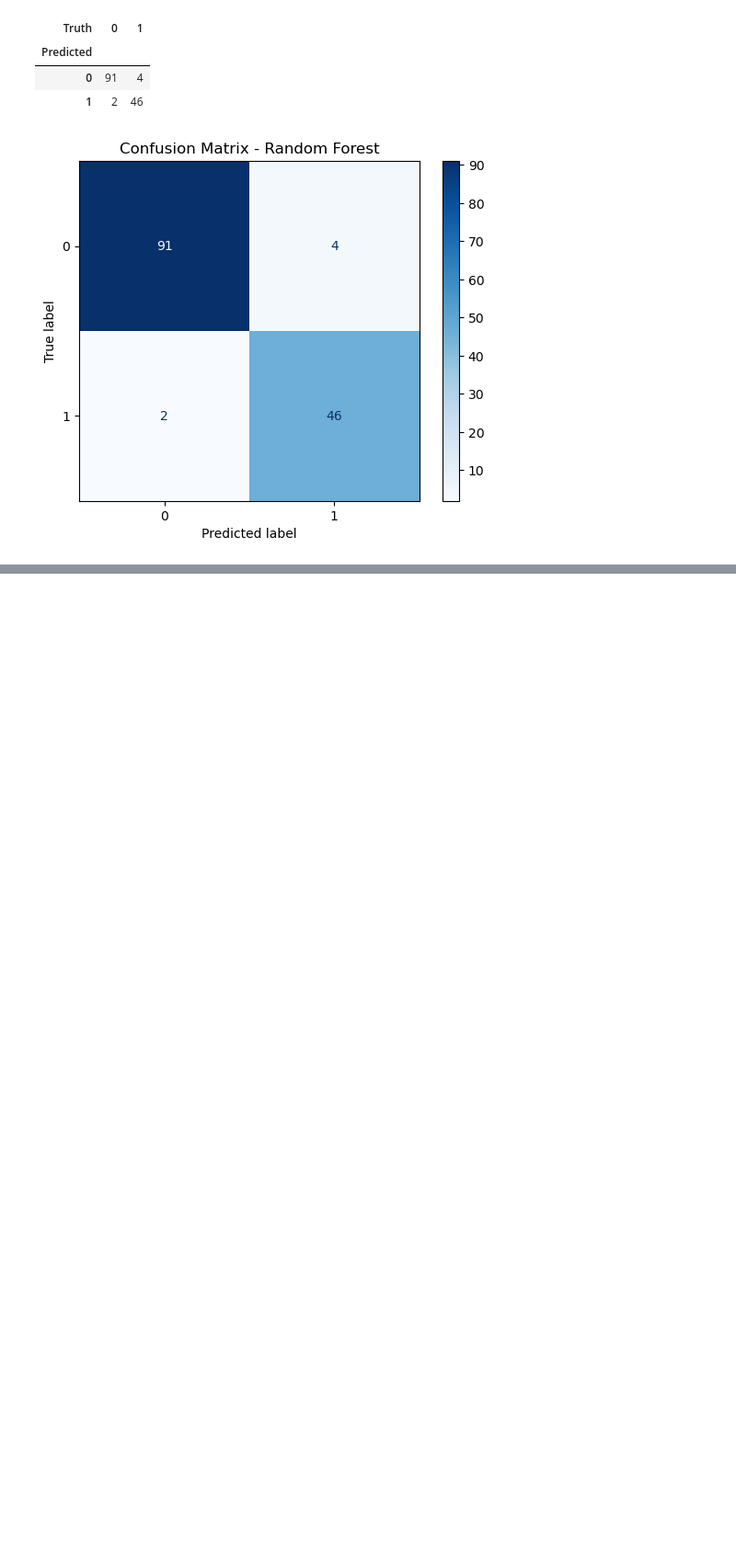
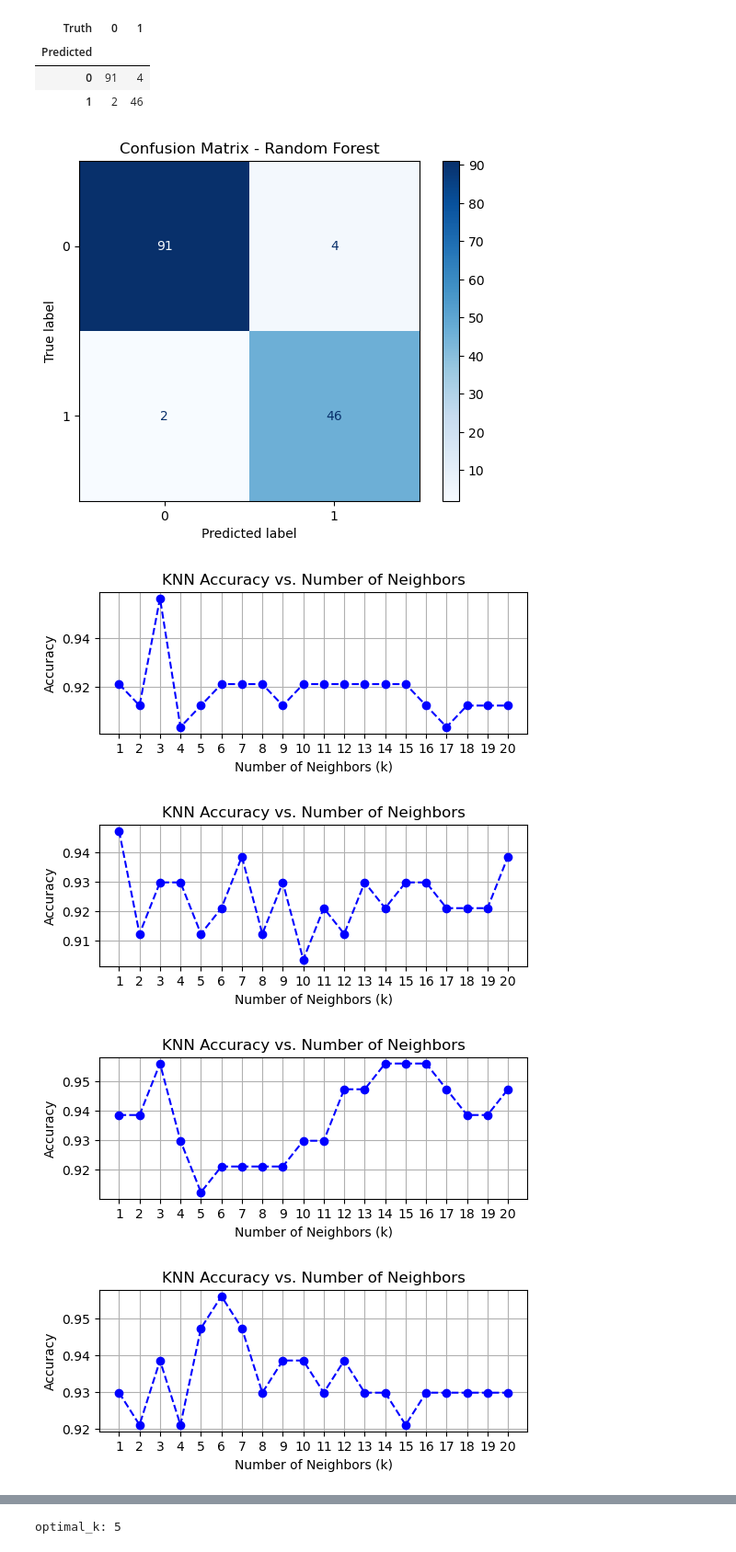
Before and after one commit to ninacunha/DataScienceGeneExpression, a Jupyter notebook: project.ipynb, the cells around one changed output, grey strips where cells are left out. Shown at 92% size. Drawn from its saved outputs; the diff is of its cells as text; code cells hidden in the pictures; blank space fills up the shorter version.

Commit message:
started training knn

```diff
--- a/project.ipynb
+++ b/project.ipynb
@@ -313,3 +313,69 @@ plt.title("Confusion Matrix - Random Forest")
 plt.show()
 # %% [output]
 [figure]
+# %%
+kf = KFold(n_splits=5, random_state=69, shuffle=True)
+accuracy_scores_KNN = {}
+accuracy_model_KNN = {}
+k_values = range(1, 21)
+accuracy_lst = []
+acc = []
+selected_features_per_fold = []  # Store best k for each fold
+best_k_per_fold = []  # Store best k for averaging
+
+for i, (train_index, test_index) in enumerate(kf.split(X, y)):
+    X_train, X_test = X.iloc[train_index], X.iloc[test_index]
+    y_train, y_test = y.iloc[train_index], y.iloc[test_index]
+
+    # Standardize the data
+    scaler = StandardScaler()
+    X_train_scaled = scaler.fit_transform(X_train)
+    X_test_scaled = scaler.transform(X_test)
+
+    X_train = pd.DataFrame(X_train_scaled, columns=X_train.columns, index=X_train.index)
+    X_test = pd.DataFrame(X_test_scaled, columns=X_test.columns, index=X_test.index)
+
+    # remove highly correlated features from both train and test
+    corr_matrix = X_train.corr().abs()
+    upper_triangle = corr_matrix.where(np.triu(np.ones(corr_matrix.shape), k=1).astype(bool))
+    to_drop = [column for column in upper_triangle.columns if any(upper_triangle[column] > 0.7)]
+    X_train_selected = X_train.drop(columns=to_drop)
+    X_test_selected = X_test[X_train_selected.columns]
+
+    X_train_knn = X_train_selected.to_numpy()
+    X_test_knn = X_test_selected.to_numpy()
+
+
+    for k in k_values:
+        knn_model = KNN(n_neighbors=k)
+        knn_model.fit(X_train_knn, y_train)
+        knn_predictions = knn_model.predict(X_test_knn)
+
+        # Calculate accuracy
+        accuracy = accuracy_score(y_test, knn_predictions)
+        accuracy_lst.append(accuracy)
+        accuracy_scores_KNN[k] = accuracy
+        acc.append(accuracy)
+        accuracy_model_KNN[accuracy] = model
+
+    plt.figure(figsize=(6, 2))
+    plt.plot(k_values, accuracy_lst, marker='o', linestyle='dashed', color='b')
+    plt.xlabel('Number of Neighbors (k)')
+    plt.ylabel('Accuracy')
+    plt.title('KNN Accuracy vs. Number of Neighbors')
+    plt.xticks(np.arange(min(k_values), max(k_values)+1, step=1))
+    plt.grid(True)
+    plt.show()
+
+    best_k = max(accuracy_scores_KNN, key=accuracy_scores_KNN.get)  # k with highest accuracy
+    best_k_per_fold.append(best_k)  # Store best k for averaging
+
+    accuracy_lst = []
+
+optimal_k = int(np.mean(best_k_per_fold))  # Average best k
+print("optimal_k:", optimal_k)
+# %% [output]
+[figure, added]
+[figure, added]
+[figure, added]
+[figure, added]
@@ -315,0 +383 @@ plt.show()
+optimal_k: 5
```
Also changed, not shown: parts of 4 cells of this notebook.
